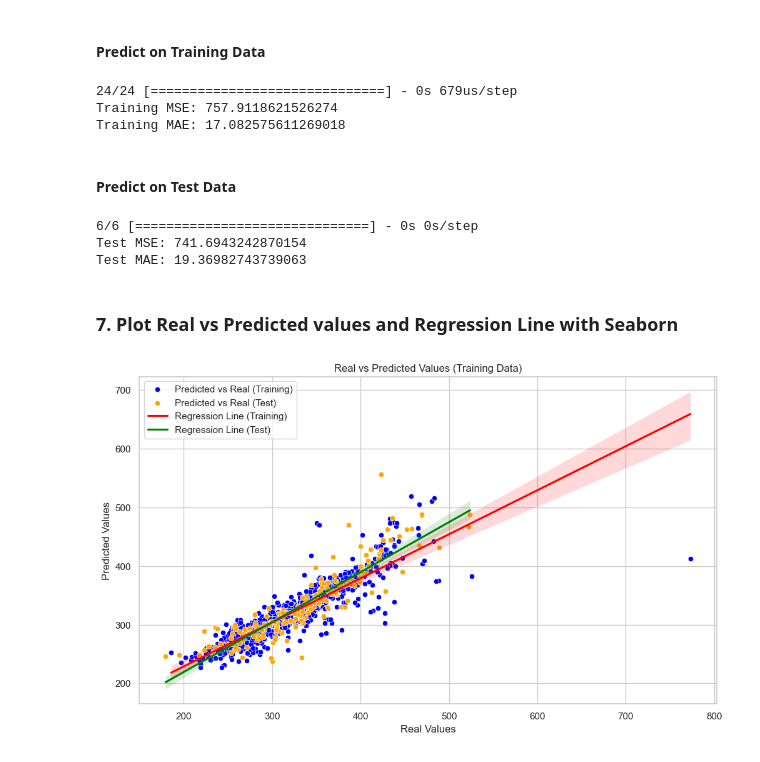
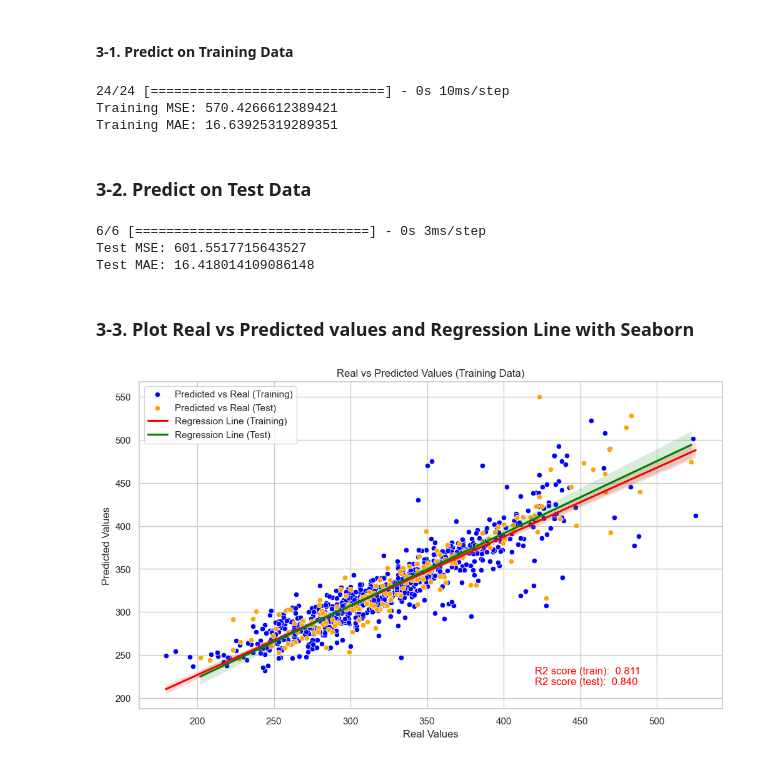
Before and after one commit to sardaar11/Flash_Point_Temperature, a Jupyter notebook: flash_point_model.ipynb, the cells around one changed output. Drawn from its saved outputs; the diff is of its cells as text; code cells hidden in the pictures.

```diff
--- a/flash_point_model.ipynb
+++ b/flash_point_model.ipynb
@@ -16,4 +12,4 @@ sns.set_theme(style="whitegrid")
 # %%
-data = pd.read_csv('./data/data_FPT_thermo.csv')
+data = pd.read_csv('./data/flash_point_temperature.csv')
 data.head(3)
 # %% [output]
@@ -24,0 +33,3 @@ data.head(3)
+# %%
+data = data[data['FPT_exp_K'] < 550]
+data.reset_index(drop=True, inplace=True)
@@ -24,0 +41,15 @@ data.head(3)
+# %%
+from rdkit import Chem
+from rdkit.Chem import Descriptors
+from thermo.group_contribution import Joback
+
+
+df = pd.DataFrame(index=data.index, columns=list(data.columns)[0:3]+['MW']+list(range(1, 42)))
+df.iloc[:, 0:3] = data.iloc[:, 0:3]
+
+for index, row in df.iterrows():
+    df.loc[index, 'MW'] = Descriptors.ExactMolWt(Chem.MolFromSmiles(row['SMILES']))
+    df.iloc[index, 4:] = Joback(row["SMILES"]).counts
+
+df.fillna(0, inplace=True)
+df.head(2)
@@ -25,4 +61,4 @@ data.head(3)
 # %%
-X = data.iloc[:, 3:].values
-y = data.iloc[:, 2].values
+X = df.iloc[:, 3:].values
+y = df.loc[:, 'FPT_exp_K'].values
 # %% [markdown]
@@ -106,47 +146,51 @@ model.fit(X_train, y_train, epochs=50, batch_size=32, verbose=0)
 # %% [markdown]
-#### Predict on Training Data
+#### 3-1. Predict on Training Data
 # %%
 y_train_pred = model.predict(X_train)
 train_mse = mean_squared_error(y_train, y_train_pred)
 train_mae = mean_absolute_error(y_train, y_train_pred)
+r2_train = r2_score(y_true=y_train, y_pred=y_train_pred)
 
 print(f"Training MSE: {train_mse}")
 print(f"Training MAE: {train_mae}")
 # %% [output]
-24/24 [==============================] - 0s 679us/step
-Training MSE: 757.9118621526274
-Training MAE: 17.082575611269018
+24/24 [==============================] - 0s 10ms/step
+Training MSE: 570.4266612389421
+Training MAE: 16.63925319289351
 # %% [markdown]
-#### Predict on Test Data
+### 3-2. Predict on Test Data
 # %%
-
 y_test_pred = model.predict(X_test)
 test_mse = mean_squared_error(y_test, y_test_pred)
 test_mae = mean_absolute_error(y_test, y_test_pred)
+r2_test = r2_score(y_true=y_test, y_pred=y_test_pred)
 
 print(f"Test MSE: {test_mse}")
 print(f"Test MAE: {test_mae}")
 # %% [output]
-6/6 [==============================] - 0s 0s/step
-Test MSE: 741.6943242870154
-Test MAE: 19.36982743739063
+6/6 [==============================] - 0s 3ms/step
+Test MSE: 601.5517715643527
+Test MAE: 16.418014109086148
 # %% [markdown]
-### 7. Plot Real vs Predicted values and Regression Line with Seaborn
+### 3-3. Plot Real vs Predicted values and Regression Line with Seaborn
 # %%
 fig, ax = plt.subplots(figsize=(10, 6), layout='constrained')
 
 # Scatter plot for training and test data
 sns.scatterplot(x=y_train, y=y_train_pred.flatten(), color='blue', label='Predicted vs Real (Training)', ax=ax)
 sns.scatterplot(x=y_test, y=y_test_pred.flatten(), color='orange', label='Predicted vs Real (Test)', ax=ax)
 
 # Draw the regression lines
 sns.regplot(x=y_train, y=y_train_pred.flatten(), scatter=False, color='red', label='Regression Line (Training)',ax=ax)
 sns.regplot(x=y_test, y=y_test_pred.flatten(), scatter=False, color='green', label='Regression Line (Test)', ax=ax)
 
 ax.set_xlabel('Real Values')
 ax.set_ylabel('Predicted Values')
 ax.set_title('Real vs Predicted Values (Training Data)')
+
+text = f'R2 score (train): {r2_train: 6.3f}\nR2 score (test): {r2_test: 6.3f}'
+ax.text(x=0.8*y.max(), y= 1.2*y.min(), s=text, color='red')
 ax.legend()
 plt.show()
 # %% [output]
-[figure, old version]
+[figure, new version]
```
Also changed, not shown: parts of 22 cells of this notebook, 2 other files.
